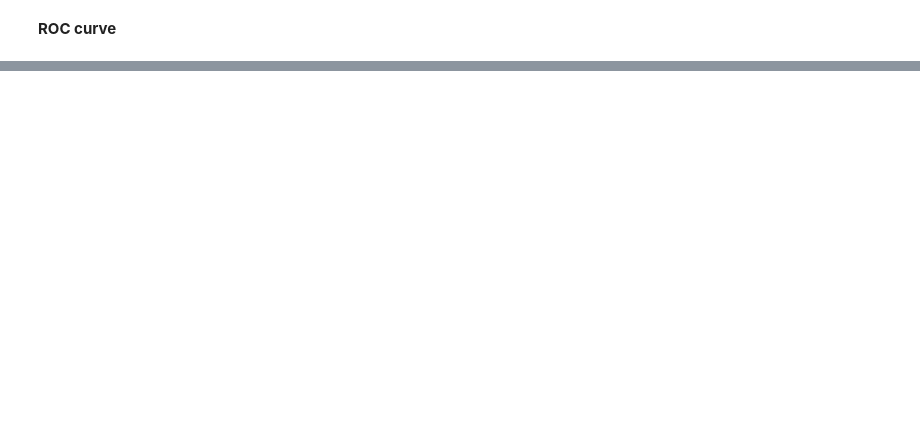
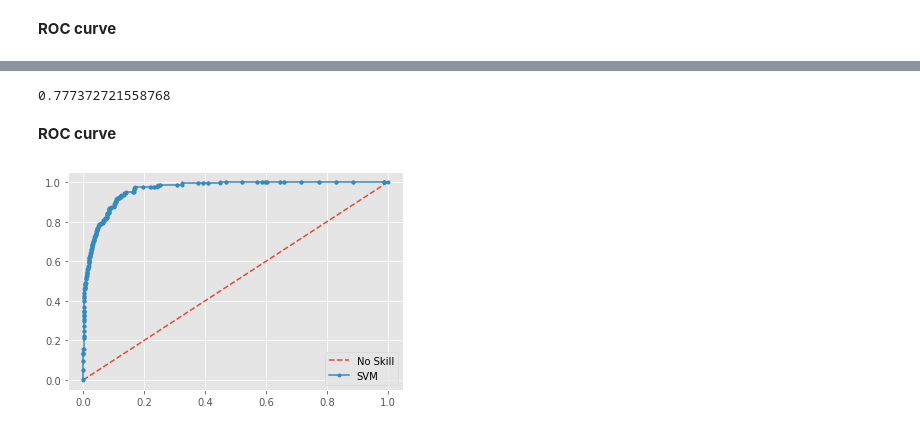
Before and after one commit to MichaelMinhNguyen/EARIN, a Jupyter notebook: EARIN - DM Project - Duc Minh Nguyen - 288721.ipynb, the cells around one changed output, grey strips where cells are left out. Cells and saved outputs as stored; diff of their text form; code cells hidden in the pictures; blank space fills up the shorter version.

```diff
--- a/EARIN - DM Project - Duc Minh Nguyen - 288721.ipynb
+++ b/EARIN - DM Project - Duc Minh Nguyen - 288721.ipynb
@@ -297,0 +301,3 @@ plt.show()
+# %%
+rf = RandomForestClassifier()
+rf.fit(x_train, y_train)
@@ -297,0 +333,3 @@ plt.show()
+# %%
+knn = KNeighborsClassifier()
+knn.fit(x_train, y_train)
@@ -297,0 +361,4 @@ plt.show()
+# %%
+ svm = LinearSVC()
+ clf = CalibratedClassifierCV(svm)
+ clf.fit(x_train, y_train)
@@ -297,0 +375,16 @@ plt.show()
+# %%
+clf.score(x_test, y_test)
+# %% [output]
+0.777372721558768
+# %%
+y_svm = clf.predict_proba(x_test)
+# %% [markdown]
+**ROC curve**
+# %%
+svm_fpr, svm_tpr, _ = roc_curve(y_test, y_svm[:,1], pos_label=1)
+plt.plot(ns_fpr, ns_tpr, linestyle='--', label='No Skill')
+plt.plot(svm_fpr, svm_tpr, marker='.', label='SVM')
+plt.legend()
+plt.show()
+# %% [output]
+[figure, added]
```
Also changed, not shown: parts of 30 cells of this notebook, 1 other file.
